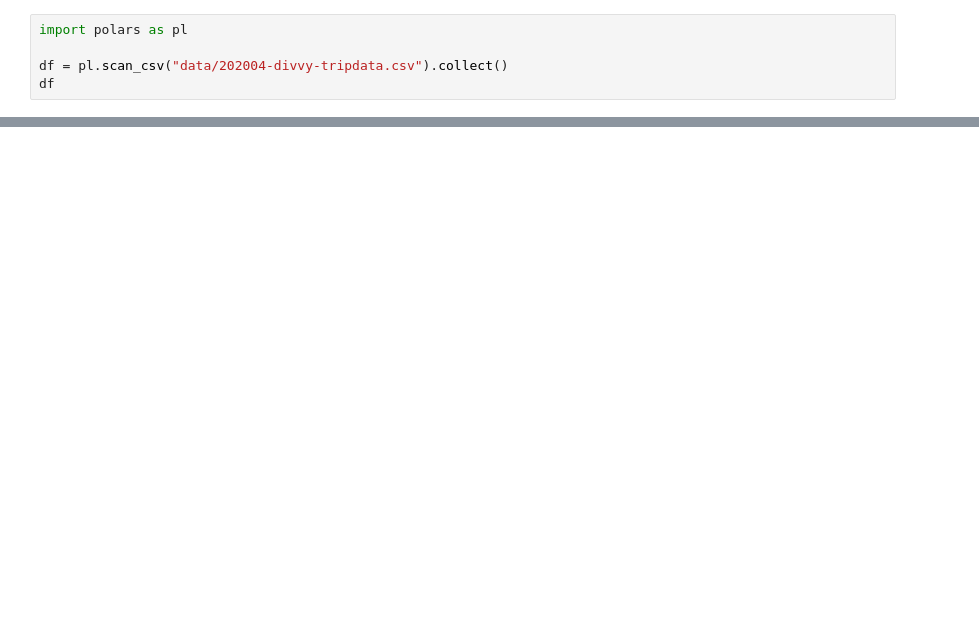
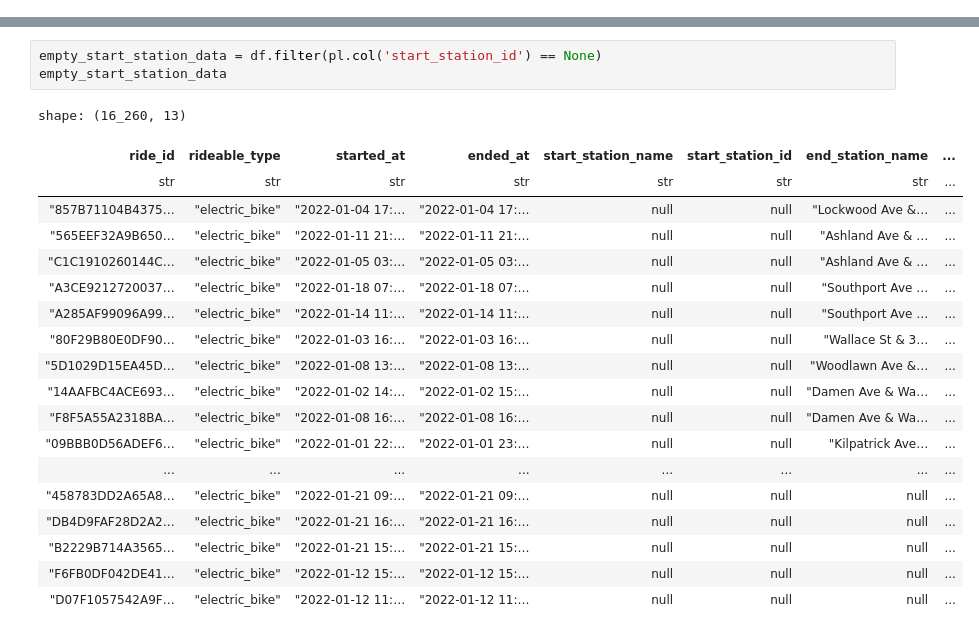
Before and after one commit to jhonatangopereira/Cyclistic-Bike-Sharing-Analysis, a Jupyter notebook: main.ipynb, the cells around one changed output, grey strips where cells are left out. Cells and saved outputs as stored; diff of their text form; blank space fills up the shorter version.

```diff
--- a/main.ipynb
+++ b/main.ipynb
@@ -72,5 +193,0 @@ Divvy_Stations_2014_Q1Q2.prj
-# %%
-import polars as pl
-
-df = pl.scan_csv("data/202004-divvy-tripdata.csv").collect()
-df
@@ -96,0 +201,23 @@ shape: (84_776, 13)
+# %%
+empty_start_station_data = df.filter(pl.col('start_station_id') == None)
+empty_start_station_data
+# %% [output]
+shape: (16_260, 13)
+| ride_id | rideable_type | started_at | ended_at | start_station_name | start_station_id | end_station_name | ... |
+| str | str | str | str | str | str | str | ... |
+| "857B71104B4375… | "electric_bike" | "2022-01-04 17:… | "2022-01-04 17:… | null | null | "Lockwood Ave &… | ... |
+| "565EEF32A9B650… | "electric_bike" | "2022-01-11 21:… | "2022-01-11 21:… | null | null | "Ashland Ave & … | ... |
+| "C1C1910260144C… | "electric_bike" | "2022-01-05 03:… | "2022-01-05 03:… | null | null | "Ashland Ave & … | ... |
+| "A3CE9212720037… | "electric_bike" | "2022-01-18 07:… | "2022-01-18 07:… | null | null | "Southport Ave … | ... |
+| "A285AF99096A99… | "electric_bike" | "2022-01-14 11:… | "2022-01-14 11:… | null | null | "Southport Ave … | ... |
+| "80F29B80E0DF90… | "electric_bike" | "2022-01-03 16:… | "2022-01-03 16:… | null | null | "Wallace St & 3… | ... |
+| "5D1029D15EA45D… | "electric_bike" | "2022-01-08 13:… | "2022-01-08 13:… | null | null | "Woodlawn Ave &… | ... |
+| "14AAFBC4ACE693… | "electric_bike" | "2022-01-02 14:… | "2022-01-02 15:… | null | null | "Damen Ave & Wa… | ... |
+| "F8F5A55A2318BA… | "electric_bike" | "2022-01-08 16:… | "2022-01-08 16:… | null | null | "Damen Ave & Wa… | ... |
+| "09BBB0D56ADEF6… | "electric_bike" | "2022-01-01 22:… | "2022-01-01 23:… | null | null | "Kilpatrick Ave… | ... |
+| ... | ... | ... | ... | ... | ... | ... | ... |
+| "458783DD2A65A8… | "electric_bike" | "2022-01-21 09:… | "2022-01-21 09:… | null | null | null | ... |
+| "DB4D9FAF28D2A2… | "electric_bike" | "2022-01-21 16:… | "2022-01-21 16:… | null | null | null | ... |
+| "B2229B714A3565… | "electric_bike" | "2022-01-21 15:… | "2022-01-21 15:… | null | null | null | ... |
+| "F6FB0DF042DE41… | "electric_bike" | "2022-01-12 15:… | "2022-01-12 15:… | null | null | null | ... |
+| "D07F1057542A9F… | "electric_bike" | "2022-01-12 11:… | "2022-01-12 11:… | null | null | null | ... |
```
Also changed, not shown: parts of 29 cells of this notebook.
